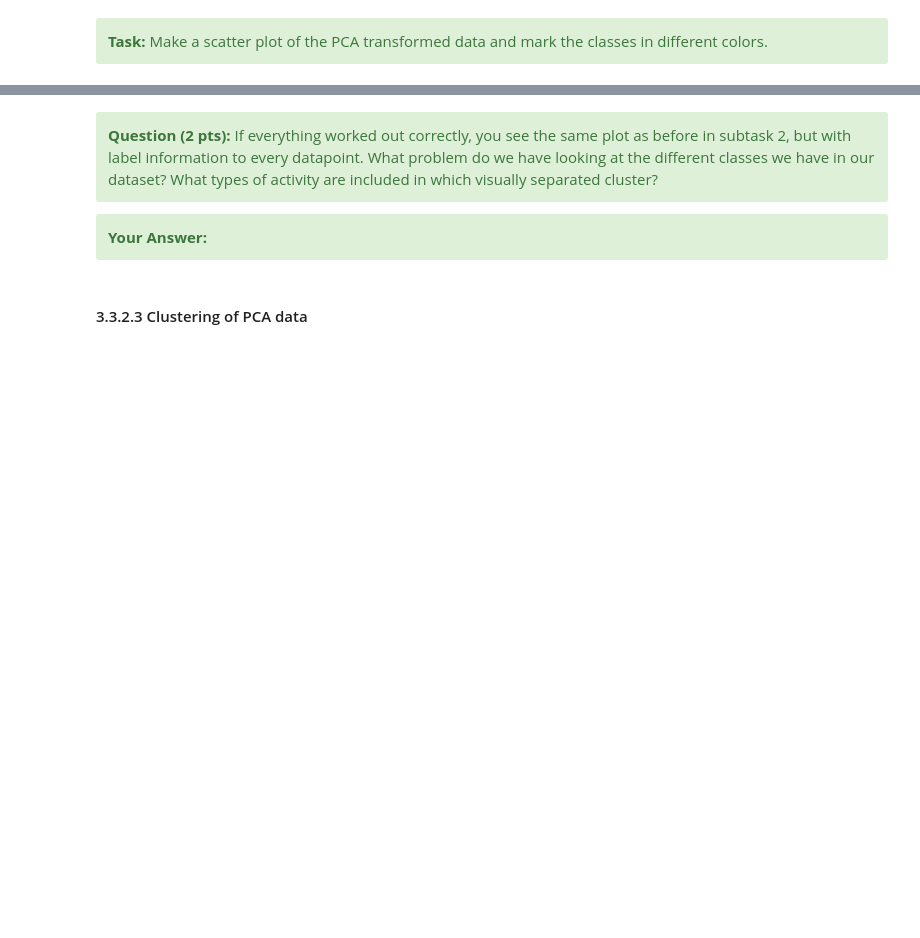
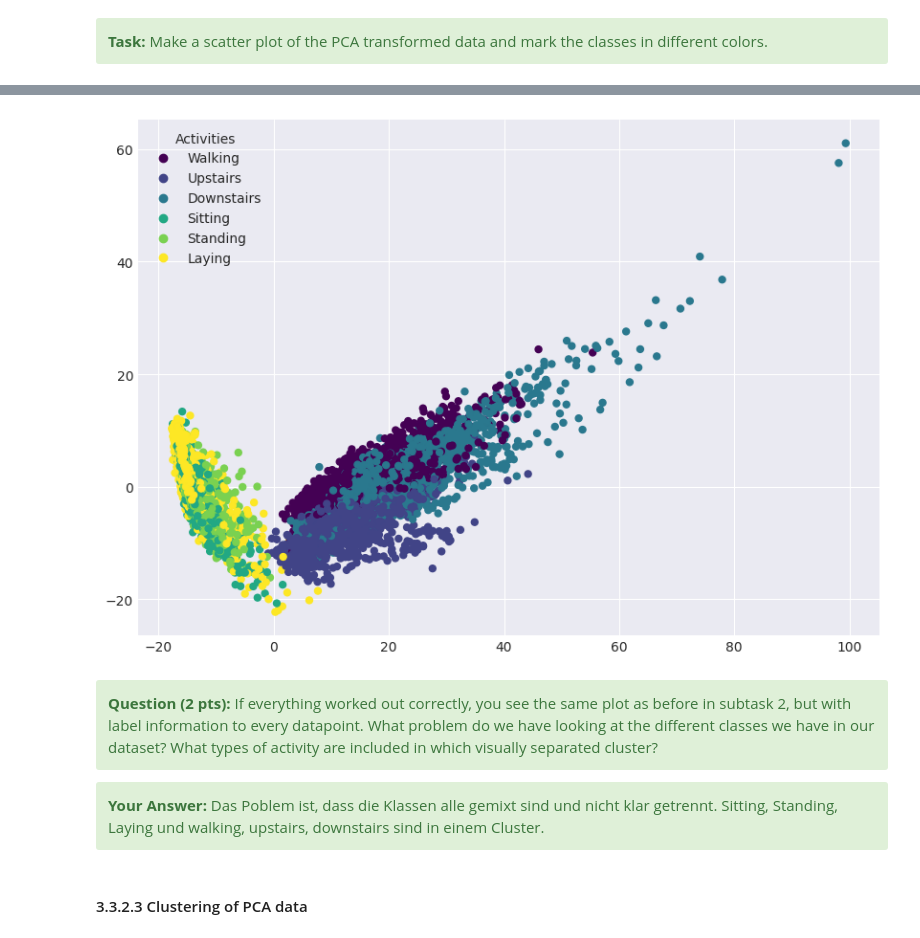
Before and after one commit to anton-seifert/LAMA, a Jupyter notebook: task-3-unsupervised-learning/3_pca_clustering.ipynb, the cells around one changed output, grey strips where cells are left out. Drawn from its saved outputs; the diff is of its cells as text; code cells hidden in the pictures; blank space fills up the shorter version.

```diff
--- a/task-3-unsupervised-learning/3_pca_clustering.ipynb
+++ b/task-3-unsupervised-learning/3_pca_clustering.ipynb
@@ -501,9 +497,23 @@ To get a better impression of the real classes in the dataset, we want to show t
+# %%
+### STUDENT CODE HERE (2 pts)
+plt.figure(figsize=(10,7))
+scatter = plt.scatter(X_pca[:, 0], X_pca[:, 1], c=y, s=25, cmap='viridis')
+labels = ["Walking", "Upstairs", "Downstairs", "Sitting", "Standing", "Laying"]
+
+plt.legend(handles=scatter.legend_elements()[0], labels=labels, title="Activities")
+
+plt.show()
+
+
+### STUDENT CODE until HERE
+# %% [output]
+[figure, added]
 # %% [markdown]
 <div class="alert alert-block alert-success">
 <b>Question (2 pts):</b>  If everything worked out correctly, you see the same plot as before in subtask 2, but with label information to every datapoint. What problem do we have looking at the different classes we have in our dataset? What types of activity are included in which visually separated cluster?
 </div>
 <div class="alert alert-block alert-success">
-<b>Your Answer:</b>
+<b>Your Answer:</b> Das Poblem ist, dass die Klassen alle gemixt sind und nicht klar getrennt. Sitting, Standing, Laying und walking, upstairs, downstairs sind in einem Cluster.
 
 </div>
 # %% [markdown]
```
Also changed, not shown: parts of 19 cells of this notebook.
